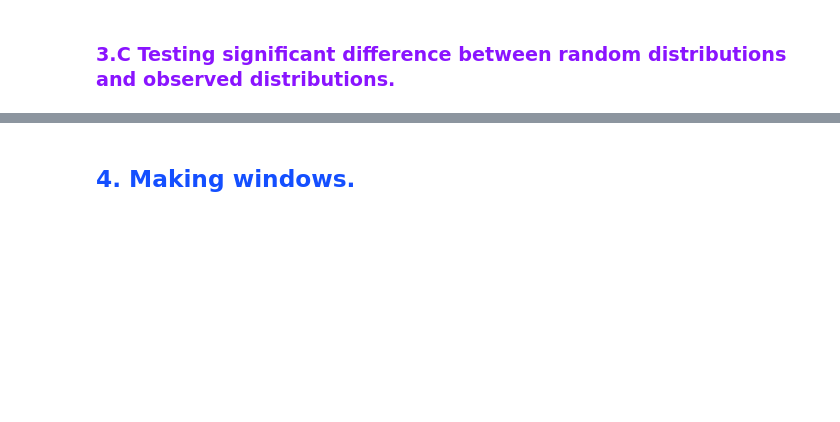
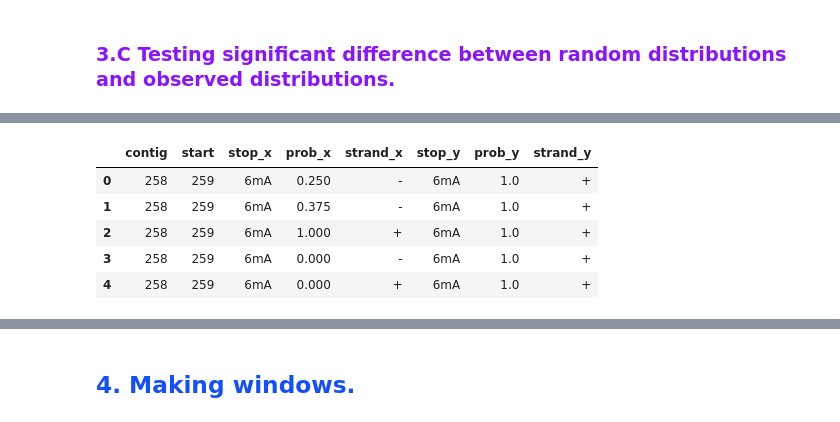
Before and after one commit to BenjaminSchwessinger/Honours_year, a Jupyter notebook: fisher/methylation/BEDtools_analysis.ipynb, the cells around one changed output, grey strips where cells are left out. Cells and saved outputs as stored; diff of their text form; code cells hidden in the pictures; blank space fills up the shorter version.

```diff
--- a/fisher/methylation/BEDtools_analysis.ipynb
+++ b/fisher/methylation/BEDtools_analysis.ipynb
@@ -953,0 +1042,11 @@ for akey, avalue in dict_a.items():
+# %%
+#testing function lines
+all_sites_fn = all_a
+subset_sites = '/home/anjuni/analysis/coverage/feature_files/6mA_tombo_smrtlink.cutoff.0.99.bed'
+rand_sites = '/home/anjuni/analysis/coverage/test_randomisation/6mA_tombo_smrtlink.cutoff.0.99_rand.bed'
+# %%
+#making df with headings
+a = ['contig', 'start', 'stop', 'prob', 'strand']
+adf = pd.read_csv(all_sites_fn, sep='\t', header = None, names = a)
+adf_obs = pd.read_csv(subset_sites, sep='\t', header = None, names = a)
+adf_exp = pd.read_csv(rand_sites, sep='\t', header = None, names =a)
@@ -953,0 +1068,18 @@ for akey, avalue in dict_a.items():
+# %%
+#try two methods for merging
+#learn how to use .join() function
+
+#join = test_df.join(test_obs, on=df[0], how='inner')
+# gives this error:
+# KeyError: "['hcontig_000_003' 'hcontig_000_003' 'hcontig_000_003' ... 'pcontig_248'\n 'pcontig_248' 'pcontig_248'] not in index"
+
+join = pd.merge(adf, adf_obs, how='inner', on=['contig', 'start'])
+# %%
+join.head()
+# %% [output]
+|  | contig | start | stop_x | prob_x | strand_x | stop_y | prob_y | strand_y |
+| 0 | 258 | 259 | 6mA | 0.250 | - | 6mA | 1.0 | + |
+| 1 | 258 | 259 | 6mA | 0.375 | - | 6mA | 1.0 | + |
+| 2 | 258 | 259 | 6mA | 1.000 | + | 6mA | 1.0 | + |
+| 3 | 258 | 259 | 6mA | 0.000 | - | 6mA | 1.0 | + |
+| 4 | 258 | 259 | 6mA | 0.000 | + | 6mA | 1.0 | + |
```
Also changed, not shown: parts of 78 cells of this notebook.
